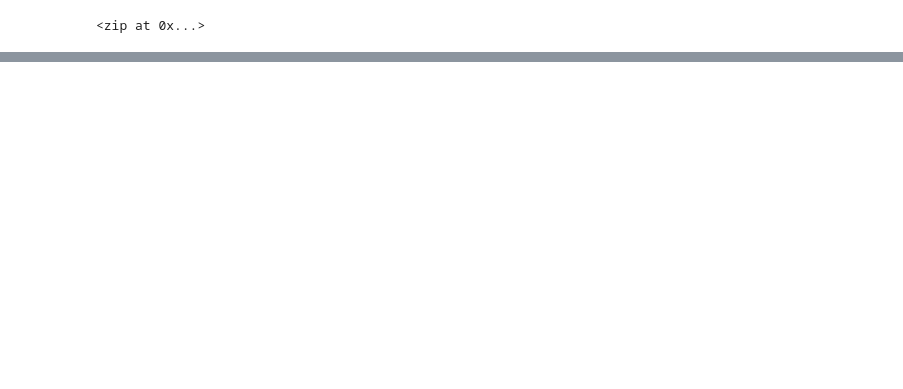
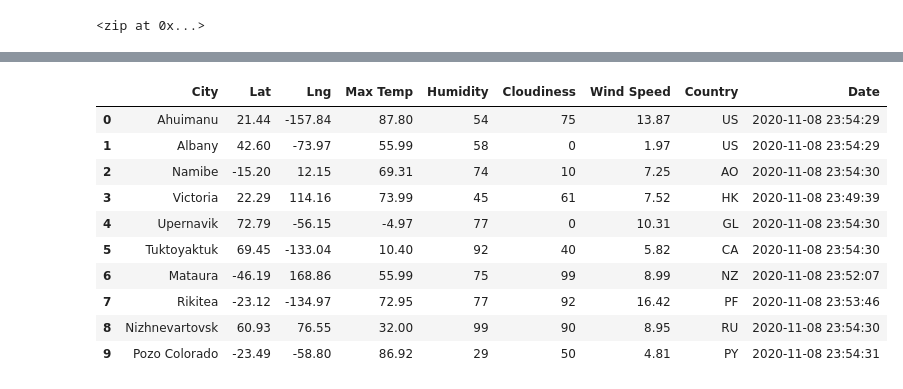
Before and after one commit to bdevidal/World_Weather_Analysis, a Jupyter notebook: WeatherPy.ipynb, the cells around one changed output, grey strips where cells are left out. Drawn from its saved outputs; the diff is of its cells as text; code cells hidden in the pictures; blank space fills up the shorter version.

```diff
--- a/WeatherPy.ipynb
+++ b/WeatherPy.ipynb
@@ -6,0 +16,4 @@ from citipy import citipy
+# %%
+# Starting URL for Weather Map API Call.
+url = "http://api.openweathermap.org/data/2.5/weather?units=Imperial&APPID=" + weather_api_key
+print(url)
@@ -31,0 +133,16 @@ len(cities)
+# %%
+# Convert the array of dictionaries to a Pandas DataFrame.
+city_data_df = pd.DataFrame(city_data)
+city_data_df.head(10)
+# %% [output]
+|  | City | Lat | Lng | Max Temp | Humidity | Cloudiness | Wind Speed | Country | Date |
+| 0 | Ahuimanu | 21.44 | -157.84 | 87.80 | 54 | 75 | 13.87 | US | 2020-11-08 23:54:29 |
+| 1 | Albany | 42.60 | -73.97 | 55.99 | 58 | 0 | 1.97 | US | 2020-11-08 23:54:29 |
+| 2 | Namibe | -15.20 | 12.15 | 69.31 | 74 | 10 | 7.25 | AO | 2020-11-08 23:54:30 |
+| 3 | Victoria | 22.29 | 114.16 | 73.99 | 45 | 61 | 7.52 | HK | 2020-11-08 23:49:39 |
+| 4 | Upernavik | 72.79 | -56.15 | -4.97 | 77 | 0 | 10.31 | GL | 2020-11-08 23:54:30 |
+| 5 | Tuktoyaktuk | 69.45 | -133.04 | 10.40 | 92 | 40 | 5.82 | CA | 2020-11-08 23:54:30 |
+| 6 | Mataura | -46.19 | 168.86 | 55.99 | 75 | 99 | 8.99 | NZ | 2020-11-08 23:52:07 |
+| 7 | Rikitea | -23.12 | -134.97 | 72.95 | 77 | 92 | 16.42 | PF | 2020-11-08 23:53:46 |
+| 8 | Nizhnevartovsk | 60.93 | 76.55 | 32.00 | 99 | 90 | 8.95 | RU | 2020-11-08 23:54:30 |
+| 9 | Pozo Colorado | -23.49 | -58.80 | 86.92 | 29 | 50 | 4.81 | PY | 2020-11-08 23:54:31 |
```
Also changed, not shown: parts of 8 cells of this notebook, 3 other files.
